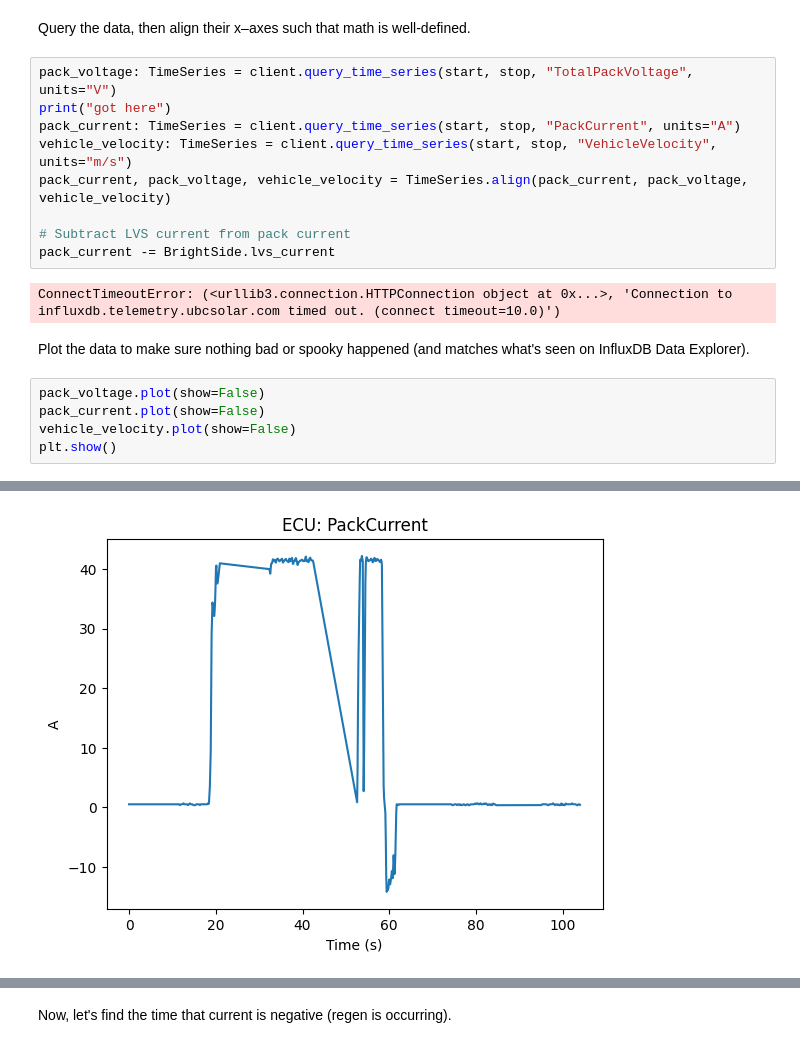
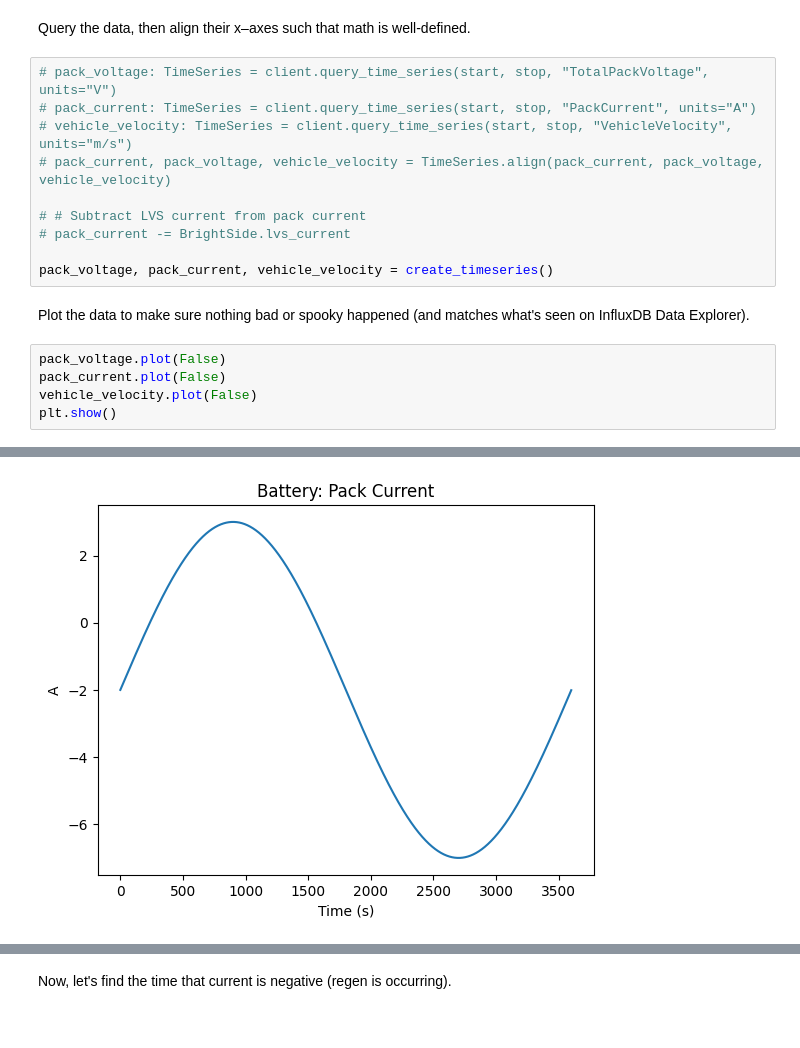
Before and after one commit to UBC-Solar/Simulation, a Jupyter notebook: regen_analysis.ipynb, the cells around one changed output, grey strips where cells are left out. Saved outputs shown, nothing was run; the diff lists cells and outputs as text.

```diff
--- a/regen_analysis.ipynb
+++ b/regen_analysis.ipynb
@@ -20,21 +71,20 @@ client = InfluxClient()
 # %% [markdown]
 Query the data, then align their x–axes such that math is well-defined.
 # %%
-pack_voltage: TimeSeries = client.query_time_series(start, stop, "TotalPackVoltage", units="V")
-print("got here")
-pack_current: TimeSeries = client.query_time_series(start, stop, "PackCurrent", units="A")
-vehicle_velocity: TimeSeries = client.query_time_series(start, stop, "VehicleVelocity", units="m/s")
-pack_current, pack_voltage, vehicle_velocity = TimeSeries.align(pack_current, pack_voltage, vehicle_velocity)
+# pack_voltage: TimeSeries = client.query_time_series(start, stop, "TotalPackVoltage", units="V")
+# pack_current: TimeSeries = client.query_time_series(start, stop, "PackCurrent", units="A")
+# vehicle_velocity: TimeSeries = client.query_time_series(start, stop, "VehicleVelocity", units="m/s")
+# pack_current, pack_voltage, vehicle_velocity = TimeSeries.align(pack_current, pack_voltage, vehicle_velocity)
 
-# Subtract LVS current from pack current
-pack_current -= BrightSide.lvs_current
+# # Subtract LVS current from pack current
+# pack_current -= BrightSide.lvs_current
+
+pack_voltage, pack_current, vehicle_velocity = create_timeseries()
-# %% [output]
-ConnectTimeoutError: (<urllib3.connection.HTTPConnection object at 0x...>, 'Connection to influxdb.telemetry.ubcsolar.com timed out. (connect timeout=10.0)')
 # %% [markdown]
 Plot the data to make sure nothing bad or spooky happened (and matches what's seen on InfluxDB Data Explorer).
 # %%
-pack_voltage.plot(show=False)
-pack_current.plot(show=False)
-vehicle_velocity.plot(show=False)
+pack_voltage.plot(False)
+pack_current.plot(False)
+vehicle_velocity.plot(False)
 plt.show()
 # %% [output]
@@ -42 +92 @@ plt.show()
-[figure, old version]
+[figure, new version]
```
Also changed, not shown: parts of 7 cells of this notebook.
